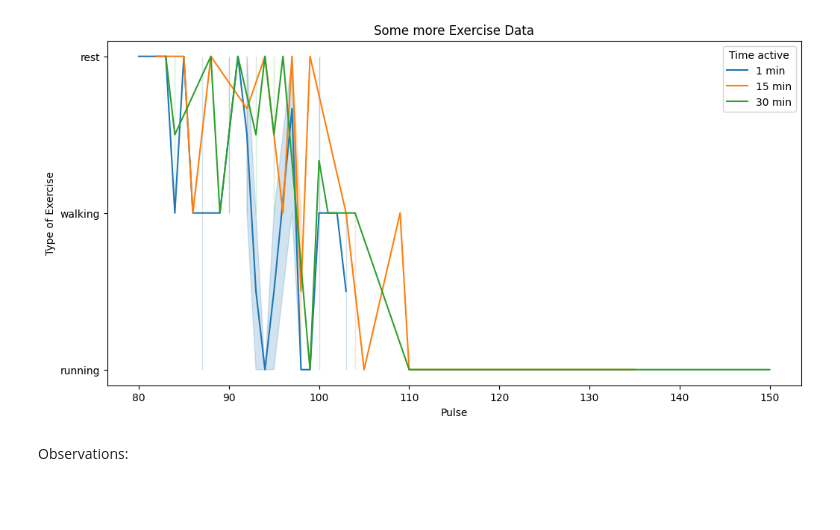
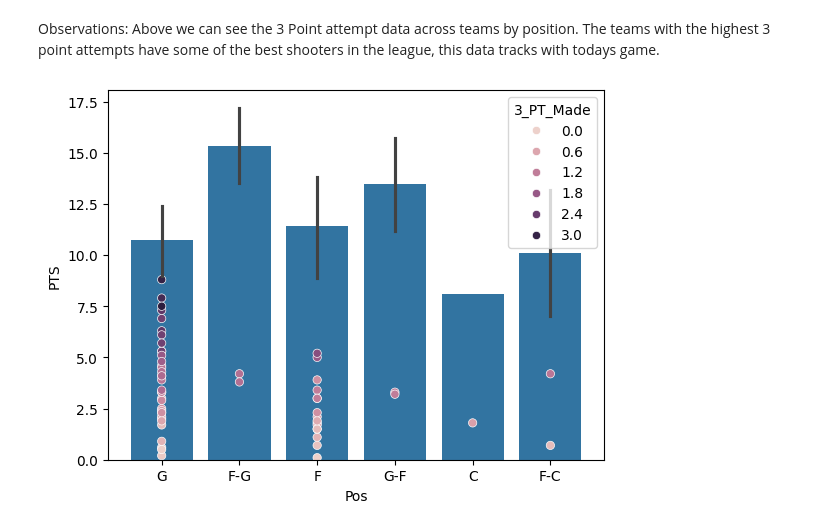
Before and after one commit to mindy0cruz/datafun-06-eda, a Jupyter notebook: mindycruz_eda.ipynb, the cells around one changed output. Cells and saved outputs as stored; diff of their text form; code cells hidden in the pictures; blank space fills up the shorter version.

```diff
--- a/mindycruz_eda.ipynb
+++ b/mindycruz_eda.ipynb
@@ -147,12 +168,11 @@ plt.show()
-# %%
-plt.figure(figsize=(12, 6))
-sns.lineplot(data=df, x="Heart Rate", y="Exercise Type", hue="Time Active")
-plt.title("Some more Exercise Data")
-plt.xlabel("Pulse")
-plt.ylabel("Type of Exercise")
-plt.legend(title='Time active')
-plt.show()
-# %% [output]
-[figure, removed]
-# %% [markdown]
-Observations:
+# %% [markdown]
+Observations:
+Above we can see the 3 Point attempt data across teams by position. The teams with the highest 3 point attempts have some of the best shooters in the league, this data tracks with todays game.
+# %%
+
+sns.barplot(x='Pos', y='PTS', data=df)
+sns.scatterplot(x='Pos', y='Three_Point_Attempts', hue='3_PT_Made', data=df)
+
+plt.show()
+# %% [output]
+[figure, added]
```
Also changed, not shown: parts of 20 cells of this notebook, 1 other file.
